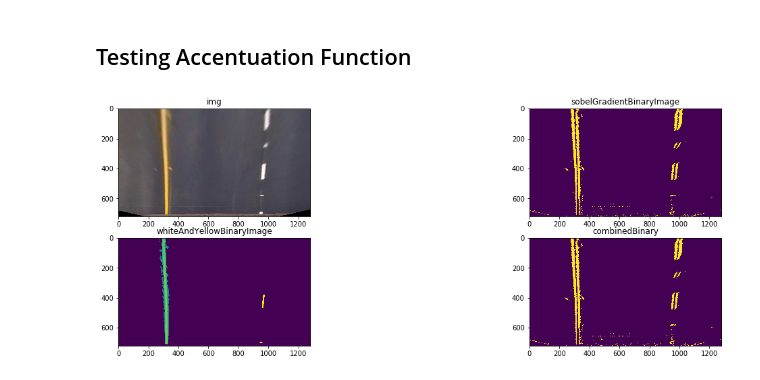
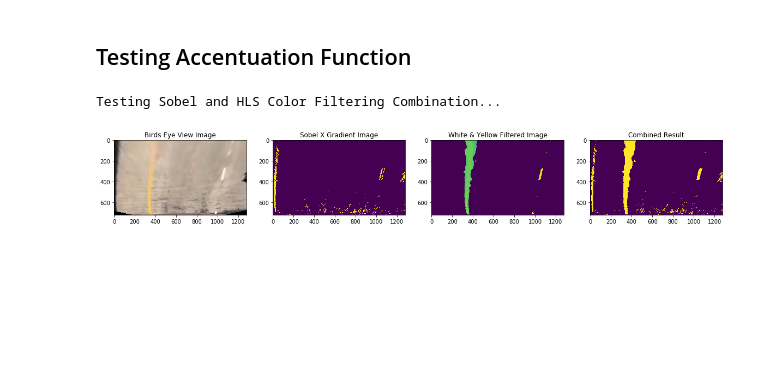
Before and after one commit to KaneRodriguez/CarND-Advanced-Lane-Lines, a Jupyter notebook: AccentuateLaneLines.ipynb, the cells around one changed output. Cells and saved outputs as stored; diff of their text form; code cells hidden in the pictures; blank space fills up the shorter version.

```diff
--- a/AccentuateLaneLines.ipynb
+++ b/AccentuateLaneLines.ipynb
@@ -123,21 +147,33 @@ Testing HLS White and Yellow Mask...
 ## Combining Color Transform, Gradient, and W&Y Accentuation
 # %%
 def accentuateLaneLines(img, debug=False):
-    sobelGradientBinaryImage = sobelGradientBinary(img, (10, 170), 1)
+    sobelGradientBinaryImage = sobelGradientBinary(img, (20, 170), 1)
     whiteAndYellowBinaryImage = whiteAndYellowBinary(img)
 
     # TODO: combine these images together for the final result
-    combinedBinary = np.zeros_like(sobelGradientBinaryImage)
-    combinedBinary[(sobelGradientBinaryImage == 1) | (whiteAndYellowBinaryImage == 1)] = 1
+    combinedBinary = np.zeros_like(whiteAndYellowBinaryImage)
+    combinedBinary[(sobelGradientBinaryImage == 1) | (whiteAndYellowBinaryImage > 0)] = 1
 
     if debug:
-        plotImages([img, sobelGradientBinaryImage, whiteAndYellowBinaryImage, combinedBinary],
-                   ["img", "sobelGradientBinaryImage", "whiteAndYellowBinaryImage", "combinedBinary"],2)
+        plotImages([img, sobelGradientBinaryImage,
+                    whiteAndYellowBinaryImage, combinedBinary],
+                   ["Birds Eye View Image", "Sobel X Gradient Image",
+                    "White & Yellow Filtered Image", "Combined Result"],
+                   4)
 
     return combinedBinary
 # %% [markdown]
 ## Testing Accentuation Function
-# %%
-accentuatedImage = accentuateLaneLines(testImage, True)
-# %% [output]
-[figure, removed]
+# %%
+# load in a birds eye view image
+birdsEyeViewImage = mpimg.imread("output_images/birdsEyeViewAfterImage.jpg")
+
+# apply accentuation functions to the image
+print("Testing Sobel and HLS Color Filtering Combination...")
+accentuatedImage = accentuateLaneLines(birdsEyeViewImage, True)
+
+# save image for writeup
+mpimg.imsave("output_images/accentuatedLaneLines.jpg", accentuatedImage)
+# %% [output]
+Testing Sobel and HLS Color Filtering Combination...
+[figure, added]
```
Also changed, not shown: parts of 5 cells of this notebook, 19 other files.
